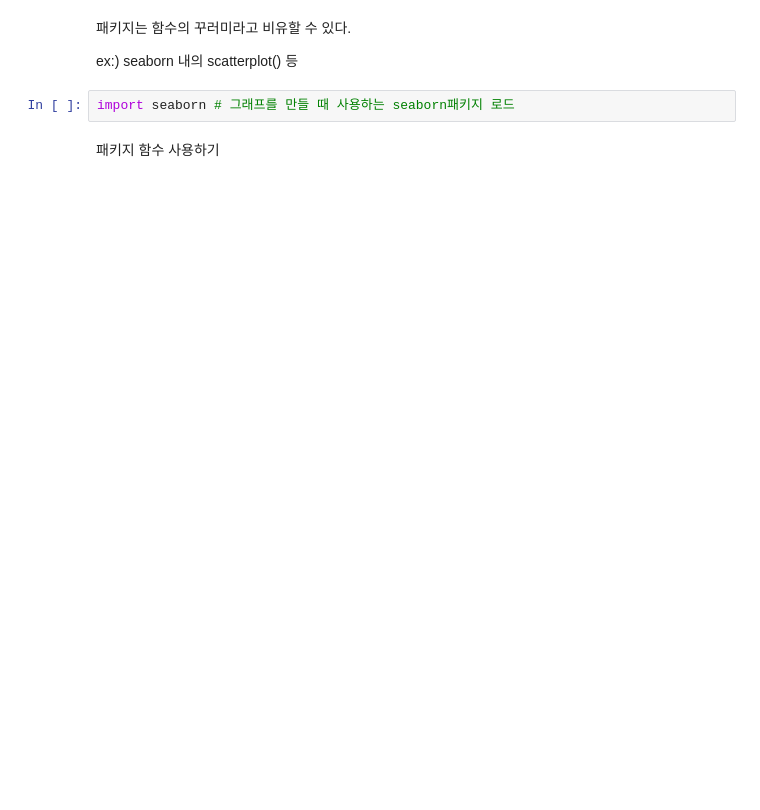
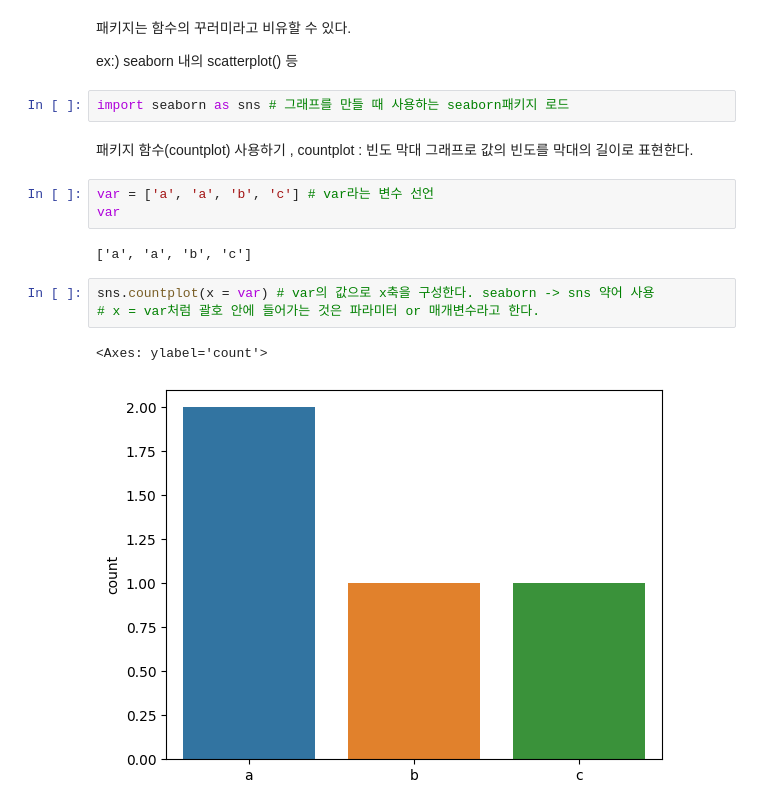
Before and after one commit to ssssihoon/WE_IT, a Jupyter notebook: 3.ipynb, the cells around one changed output. Cells and saved outputs as stored; diff of their text form; blank space fills up the shorter version.

```diff
--- a/3.ipynb
+++ b/3.ipynb
@@ -15,6 +15,17 @@
 
 ex:) seaborn 내의 scatterplot() 등
 # %%
-import seaborn # 그래프를 만들 때 사용하는 seaborn패키지 로드
+import seaborn as sns # 그래프를 만들 때 사용하는 seaborn패키지 로드
-# %% [markdown]
-패키지 함수 사용하기
+# %% [markdown]
+패키지 함수(countplot) 사용하기 , countplot : 빈도 막대 그래프로 값의 빈도를 막대의 길이로 표현한다.
+# %%
+var = ['a', 'a', 'b', 'c'] # var라는 변수 선언
+var
+# %% [output]
+['a', 'a', 'b', 'c']
+# %%
+sns.countplot(x = var) # var의 값으로 x축을 구성한다. seaborn -> sns 약어 사용
+# x = var처럼 괄호 안에 들어가는 것은 파라미터 or 매개변수라고 한다.
+# %% [output]
+<Axes: ylabel='count'>
+[figure, added]
```
Also changed, not shown: parts of 11 cells of this notebook.
